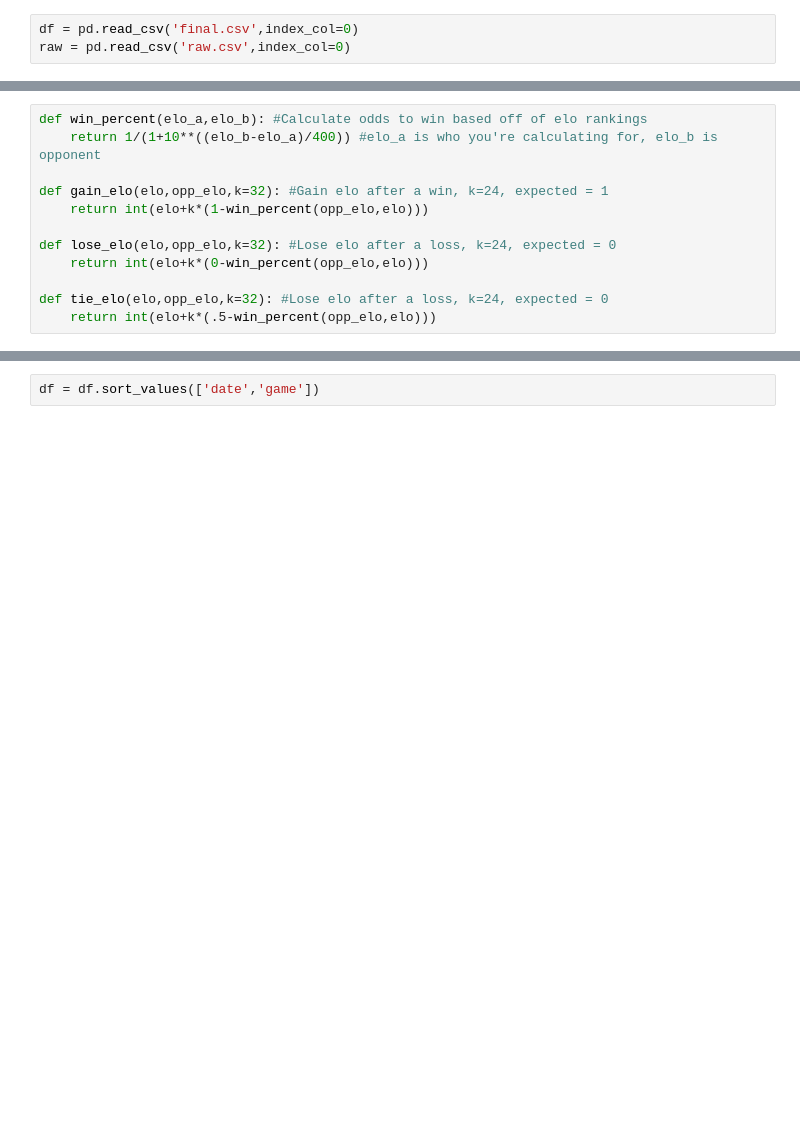
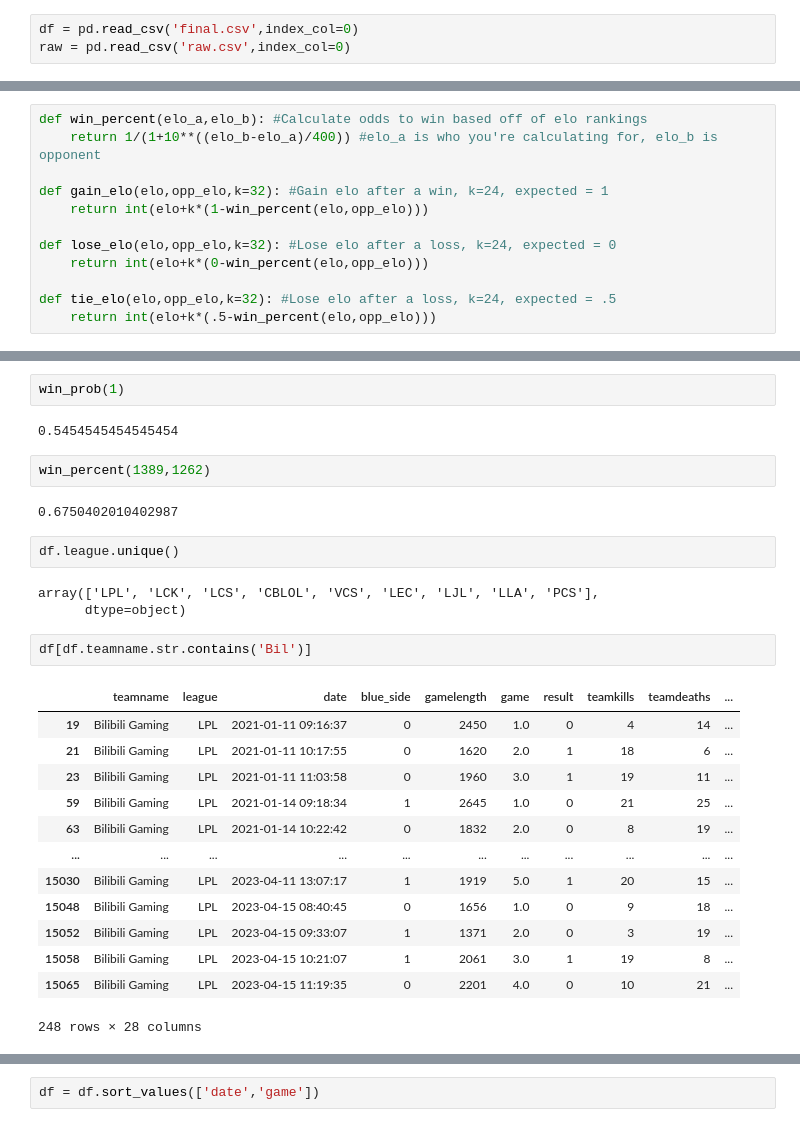
Before and after one commit to richie-p-meyer/league, a Jupyter notebook: scratch.ipynb, the cells around one changed output, grey strips where cells are left out. Cells and saved outputs as stored; diff of their text form; blank space fills up the shorter version.

```diff
--- a/scratch.ipynb
+++ b/scratch.ipynb
@@ -90,12 +77,0 @@ lose_elo(1000,1600)
-# %%
-def win_percent(elo_a,elo_b): #Calculate odds to win based off of elo rankings
-    return 1/(1+10**((elo_b-elo_a)/400)) #elo_a is who you're calculating for, elo_b is opponent
-
-def gain_elo(elo,opp_elo,k=32): #Gain elo after a win, k=24, expected = 1
-    return int(elo+k*(1-win_percent(opp_elo,elo)))
-
-def lose_elo(elo,opp_elo,k=32): #Lose elo after a loss, k=24, expected = 0
-    return int(elo+k*(0-win_percent(opp_elo,elo)))
-
-def tie_elo(elo,opp_elo,k=32): #Lose elo after a loss, k=24, expected = 0
-    return int(elo+k*(.5-win_percent(opp_elo,elo)))
@@ -194,0 +78,12 @@ df[df.teamname=='Astralis'][['teamname','opp_name','date','result','old_elo','op
+# %%
+def win_percent(elo_a,elo_b): #Calculate odds to win based off of elo rankings
+    return 1/(1+10**((elo_b-elo_a)/400)) #elo_a is who you're calculating for, elo_b is opponent
+
+def gain_elo(elo,opp_elo,k=32): #Gain elo after a win, k=24, expected = 1
+    return int(elo+k*(1-win_percent(elo,opp_elo)))
+
+def lose_elo(elo,opp_elo,k=32): #Lose elo after a loss, k=24, expected = 0
+    return int(elo+k*(0-win_percent(elo,opp_elo)))
+
+def tie_elo(elo,opp_elo,k=32): #Lose elo after a loss, k=24, expected = .5
+    return int(elo+k*(.5-win_percent(elo,opp_elo)))
@@ -194,0 +136,29 @@ df[df.teamname=='Astralis'][['teamname','opp_name','date','result','old_elo','op
+# %%
+win_prob(1)
+# %% [output]
+0.5454545454545454
+# %%
+win_percent(1389,1262)
+# %% [output]
+0.6750402010402987
+# %%
+df.league.unique()
+# %% [output]
+array(['LPL', 'LCK', 'LCS', 'CBLOL', 'VCS', 'LEC', 'LJL', 'LLA', 'PCS'],
+      dtype=object)
+# %%
+df[df.teamname.str.contains('Bil')]
+# %% [output]
+|  | teamname | league | date | blue_side | gamelength | game | result | teamkills | teamdeaths | ... |
+| 19 | Bilibili Gaming | LPL | 2021-01-11 09:16:37 | 0 | 2450 | 1.0 | 0 | 4 | 14 | ... |
+| 21 | Bilibili Gaming | LPL | 2021-01-11 10:17:55 | 0 | 1620 | 2.0 | 1 | 18 | 6 | ... |
+| 23 | Bilibili Gaming | LPL | 2021-01-11 11:03:58 | 0 | 1960 | 3.0 | 1 | 19 | 11 | ... |
+| 59 | Bilibili Gaming | LPL | 2021-01-14 09:18:34 | 1 | 2645 | 1.0 | 0 | 21 | 25 | ... |
+| 63 | Bilibili Gaming | LPL | 2021-01-14 10:22:42 | 0 | 1832 | 2.0 | 0 | 8 | 19 | ... |
+| ... | ... | ... | ... | ... | ... | ... | ... | ... | ... | ... |
+| 15030 | Bilibili Gaming | LPL | 2023-04-11 13:07:17 | 1 | 1919 | 5.0 | 1 | 20 | 15 | ... |
+| 15048 | Bilibili Gaming | LPL | 2023-04-15 08:40:45 | 0 | 1656 | 1.0 | 0 | 9 | 18 | ... |
+| 15052 | Bilibili Gaming | LPL | 2023-04-15 09:33:07 | 1 | 1371 | 2.0 | 0 | 3 | 19 | ... |
+| 15058 | Bilibili Gaming | LPL | 2023-04-15 10:21:07 | 1 | 2061 | 3.0 | 1 | 19 | 8 | ... |
+| 15065 | Bilibili Gaming | LPL | 2023-04-15 11:19:35 | 0 | 2201 | 4.0 | 0 | 10 | 21 | ... |
+248 rows × 28 columns
```
Also changed, not shown: parts of 25 cells of this notebook, 2 other files.
